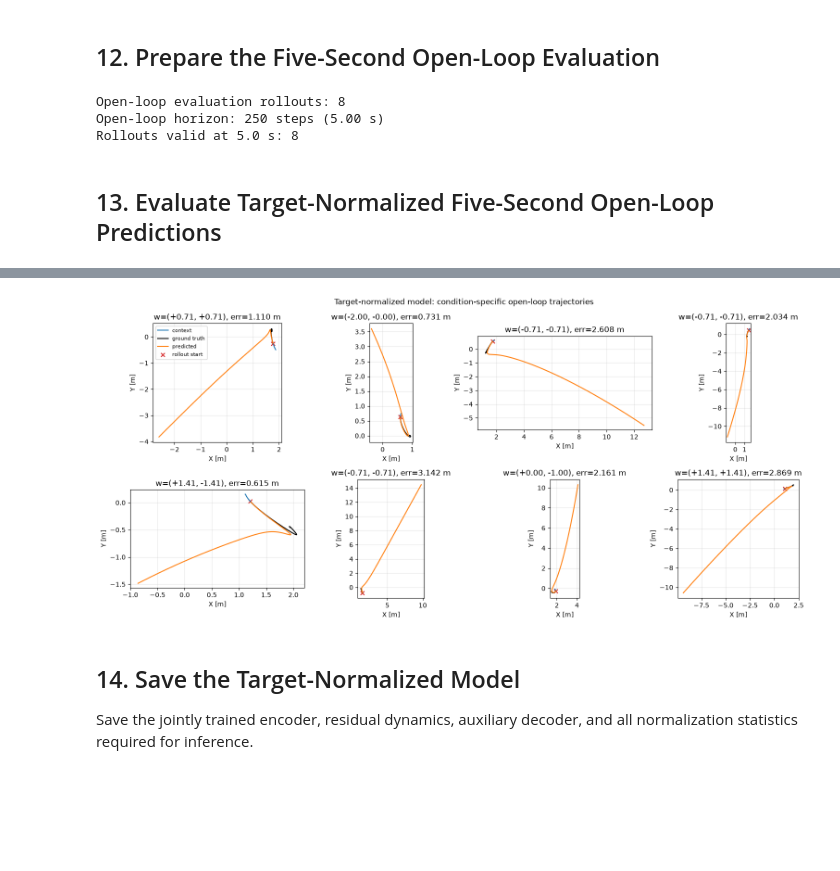
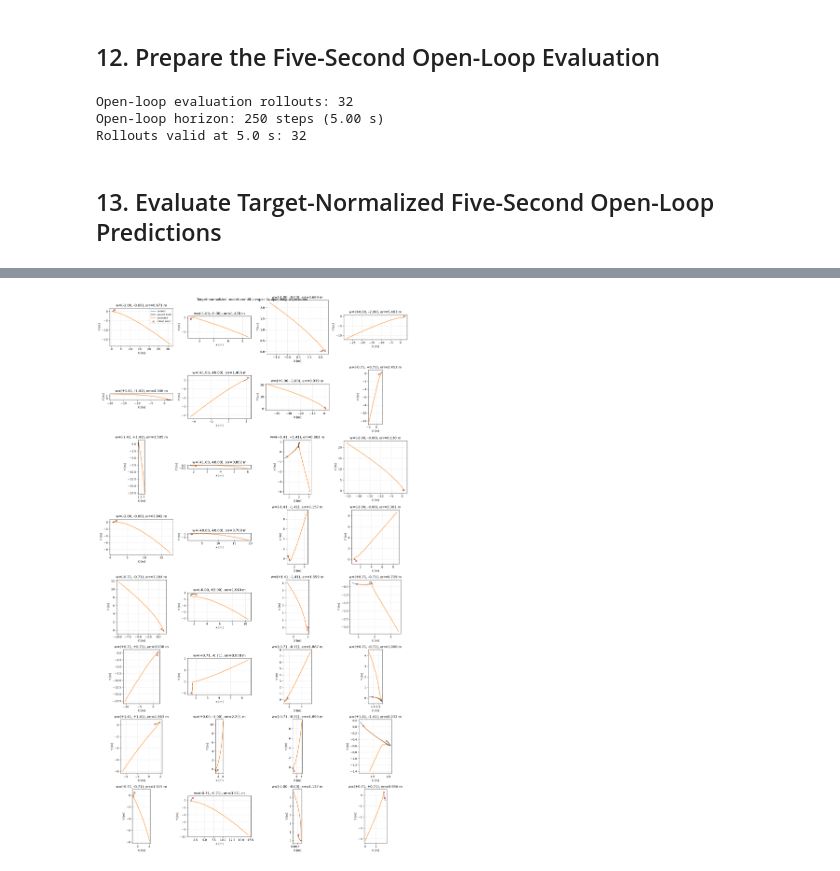
Before and after one commit to dimitriasilveria/variational_neural_dynamics, a Jupyter notebook: examples/state_hovering/train_residual_dyn_encoder.ipynb, the cells around one changed output, grey strips where cells are left out. Drawn from its saved outputs; the diff is of its cells as text; code cells hidden in the pictures; blank space fills up the shorter version.

```diff
--- a/examples/state_hovering/train_residual_dyn_encoder.ipynb
+++ b/examples/state_hovering/train_residual_dyn_encoder.ipynb
@@ -957,26 +957,23 @@ Physical one-step RMSE before -> after target-normalized correction:
 # context, then hold it fixed while recursively replaying the same recorded
 # action sequence from the same measured initial state.
 open_loop_horizon = int(round(open_loop_validation_time / sim_dt))
-max_open_loop_rollouts = 8
 assert context_length + open_loop_horizon <= one_step_state_actions.shape[1]
 
-# Rank rollouts by their valid post-context duration. State targets after an
-# actual trajectory terminates are masked rather than treated as observations.
+# Include every rollout with a valid encoder context and at least one valid
+# post-context transition. Targets after termination remain masked.
 open_loop_context_valid = one_step_valid_transition[
     :, :context_length
 ].all(axis=1)
 open_loop_available_steps = one_step_valid_transition[
     :, context_length:context_length + open_loop_horizon
 ].sum(axis=1)
-open_loop_scores = jnp.where(
-    open_loop_context_valid, open_loop_available_steps, -1
+open_loop_eligible = (
+    open_loop_context_valid & (open_loop_available_steps > 0)
 )
-open_loop_rollout_indices = jnp.argsort(open_loop_scores)[::-1][
-    :min(max_open_loop_rollouts, num_one_step_rollouts)
-]
-assert open_loop_scores[open_loop_rollout_indices[0]] > 0, (
+assert bool(jnp.any(open_loop_eligible)), (
     "No fresh rollout is valid beyond the initial encoder context"
 )
+open_loop_rollout_indices = jnp.flatnonzero(open_loop_eligible)
 open_loop_valid_mask = one_step_valid_transition[
     open_loop_rollout_indices,
     context_length:context_length + open_loop_horizon,
@@ -1019,9 +1016,9 @@ print(
     f"{open_loop_valid_mask[:, -1].sum()}"
 )
 # %% [output]
-Open-loop evaluation rollouts: 8
+Open-loop evaluation rollouts: 32
 Open-loop horizon: 250 steps (5.00 s)
-Rollouts valid at 5.0 s: 8
+Rollouts valid at 5.0 s: 32
 # %% [markdown]
 ## 13. Evaluate Target-Normalized Five-Second Open-Loop Predictions
 # %%
@@ -1182,5 +1179,47 @@ fig.suptitle(
 )
 fig.tight_layout()
 plt.show()
+
+# Visualize the encoder outputs actually used by every multi-step validation
+# rollouts. This evaluator holds the initial-context latent fixed, so its
+# norm is constant and the step-to-step latent change is identically zero.
+num_multi_step_latent_plots = target_normalized_open_loop_latents.shape[0]
+multi_step_validation_latents = jnp.broadcast_to(
+    target_normalized_open_loop_latents[
+        :num_multi_step_latent_plots, None, :
+    ],
+    (
+        num_multi_step_latent_plots,
+        open_loop_horizon,
+        target_normalized_open_loop_latents.shape[-1],
+    ),
+)
+
+# fig, axes = plt.subplots(2, 1, figsize=(10, 8), sharex=True)
+# for plot_index in range(num_multi_step_latent_plots):
+#     rollout_id = int(open_loop_rollout_indices[plot_index])
+#     rollout_latents = multi_step_validation_latents[plot_index]
+#     axes[0].plot(
+#         open_loop_time,
+#         jnp.linalg.norm(rollout_latents, axis=-1),
+#         label=f"rollout {rollout_id}",
+#     )
+#     axes[1].plot(
+#         open_loop_time[1:],
+#         jnp.linalg.norm(
+#             rollout_latents[1:] - rollout_latents[:-1], axis=-1
+#         ),
+#     )
+# axes[0].set_ylabel(r"$\|z_t\|_2$")
+# axes[0].set_title(
+#     "Target-normalized training: encoded multi-step validation conditions"
+# )
+# axes[0].legend()
+# axes[1].set_xlabel("Open-loop time [s]")
+# axes[1].set_ylabel(r"$\|z_t-z_{t-1}\|_2$")
+# for ax in axes:
+#     ax.grid(True, alpha=0.3)
+# fig.tight_layout()
+# plt.show()
 # %% [output]
 Paper-style open-loop cumulative dynamics error:
@@ -1196,5 +1242 @@ Paper-style open-loop cumulative dynamics error:
-[figure, old version]
+[figure, new version]
-# %% [markdown]
-## 14. Save the Target-Normalized Model
-
-Save the jointly trained encoder, residual dynamics, auxiliary decoder, and all normalization statistics required for inference.
```
Also changed, not shown: parts of 10 cells of this notebook.
